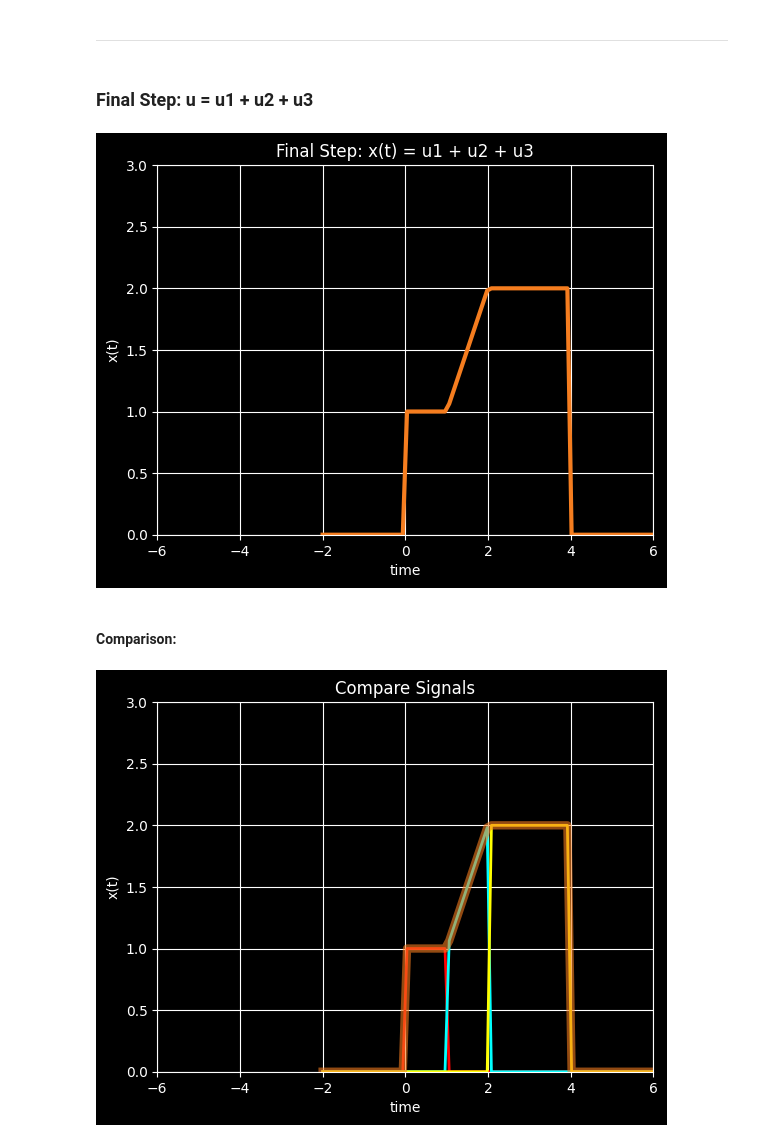
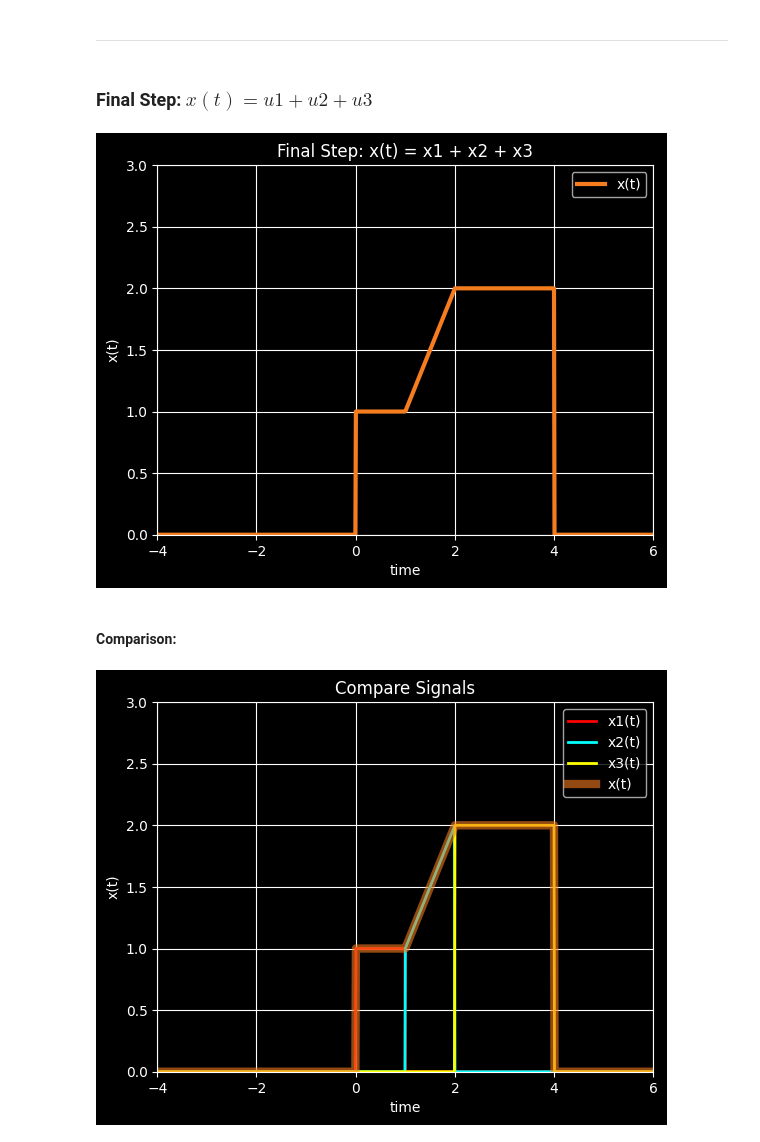
Before and after one commit to KhoshfekrMH/Dr.Ghasemian-s-Signal-Processing-Signal-Plots-with-Jupyter, a Jupyter notebook: Chapter-1/Mixed Signals/u(t)-u(t-1)+t[u(t-1)-u(t-2)]+2[u(t-2)-u(t-4)].ipynb, the cells around one changed output. Saved outputs shown, nothing was run; the diff lists cells and outputs as text; code cells hidden in the pictures.

```diff
--- a/Chapter-1/Mixed Signals/u(t)-u(t-1)+t[u(t-1)-u(t-2)]+2[u(t-2)-u(t-4)].ipynb
+++ b/Chapter-1/Mixed Signals/u(t)-u(t-1)+t[u(t-1)-u(t-2)]+2[u(t-2)-u(t-4)].ipynb
@@ -181,9 +200,9 @@ plt.grid(True)
 # %% [markdown]
 <hr>
 # %% [markdown]
-### Final Step: u = u1 + u2 + u3
+### Final Step: $x(t) = u1 + u2 + u3$
 # %%
-t = np.linspace(-2, 100, 1000)
+t = np.linspace(-4, 100, 10000)
 # creation of u1:
 f1 = np.heaviside(t, 0) # u(t)
 f2 = np.heaviside(t - 1, 0) # u(t-1)
@@ -201,49 +220,53 @@ x3 = 2 * sum2 # 2[u(t-2) - u(t-4)]
 # creation of x(t):
 x_t = x1 + x2 + x3
 
-plt.plot(t, x_t, '#F57D1F', linewidth=3)
-plt.xlim(-6, 6)
+plt.plot(t, x_t, '#F57D1F', linewidth=3, label='x(t)')
+
+plt.xlim(-4, 6)
 plt.ylim(0, 3)
 
-plt.title('Final Step: x(t) = u1 + u2 + u3')
+plt.title('Final Step: x(t) = x1 + x2 + x3')
 plt.xlabel('time')
 plt.ylabel('x(t)')
+plt.legend()
 plt.style.use('dark_background')
 plt.grid(True)
 # %% [output]
-[figure, old version]
+[figure, new version]
 # %% [markdown]
 #### Comparison:
 # %%
-t = np.linspace(-2, 100, 1000)
+t = np.linspace(-4, 100, 10000)
 # creation of u1:
 f1 = np.heaviside(t, 0) # u(t)
 f2 = np.heaviside(t - 1, 0) # u(t-1)
 x1 = f1 - f2 # u(t) - u(t-1)
 # creation of u2:
 l1 = np.heaviside(t - 1, 0) # u(t-1)
 l2 = np.heaviside(t - 2, 0) # u(t-2)
 sum1 = l1 - l2 # u(t-1) - u(t-2)
 x2 = t * sum1 # t[u(t-1) - u(t-2)]
 # creation of u3:
 y1 = np.heaviside(t - 2, 0) # u(t-2)
 y2 = np.heaviside(t - 4, 0) # u(t-4)
 sum2 = y1 - y2 # u(t-2) - u(t-4)
 x3 = 2 * sum2 # 2[u(t-2) - u(t-4)]
 # creation of x(t):
 x_t = x1 + x2 + x3
 
-plt.plot(t, x1, 'red', linewidth=2) # u(t) - u(t-1): red
-plt.plot(t, x2, 'aqua', linewidth=2) # t[u(t-1) - u(t-2)]: aqua
-plt.plot(t, x3, 'yellow', linewidth=2) # 2[u(t-2) - u(t-4)]: yellow
-plt.plot(t, x_t, '#F57D1F', linewidth=6, alpha=0.6) # x(t): #F57D1F (nearly orange)
-plt.xlim(-6, 6)
+plt.plot(t, x1, 'red', linewidth=2, label='x1(t)') # u(t) - u(t-1): red
+plt.plot(t, x2, 'aqua', linewidth=2, label='x2(t)') # t[u(t-1) - u(t-2)]: aqua
+plt.plot(t, x3, 'yellow', linewidth=2, label='x3(t)') # 2[u(t-2) - u(t-4)]: yellow
+plt.plot(t, x_t, '#F57D1F', linewidth=6, alpha=0.6, label='x(t)') # x(t): #F57D1F (nearly orange)
+
+plt.xlim(-4, 6)
 plt.ylim(0, 3)
 
 plt.title('Compare Signals')
 plt.xlabel('time')
 plt.ylabel('x(t)')
+plt.legend()
 plt.style.use('dark_background')
 plt.grid(True)
 # %% [output]
-[figure, old version]
+[figure, new version]
```
Also changed, not shown: parts of 19 cells of this notebook, 12 other files.
